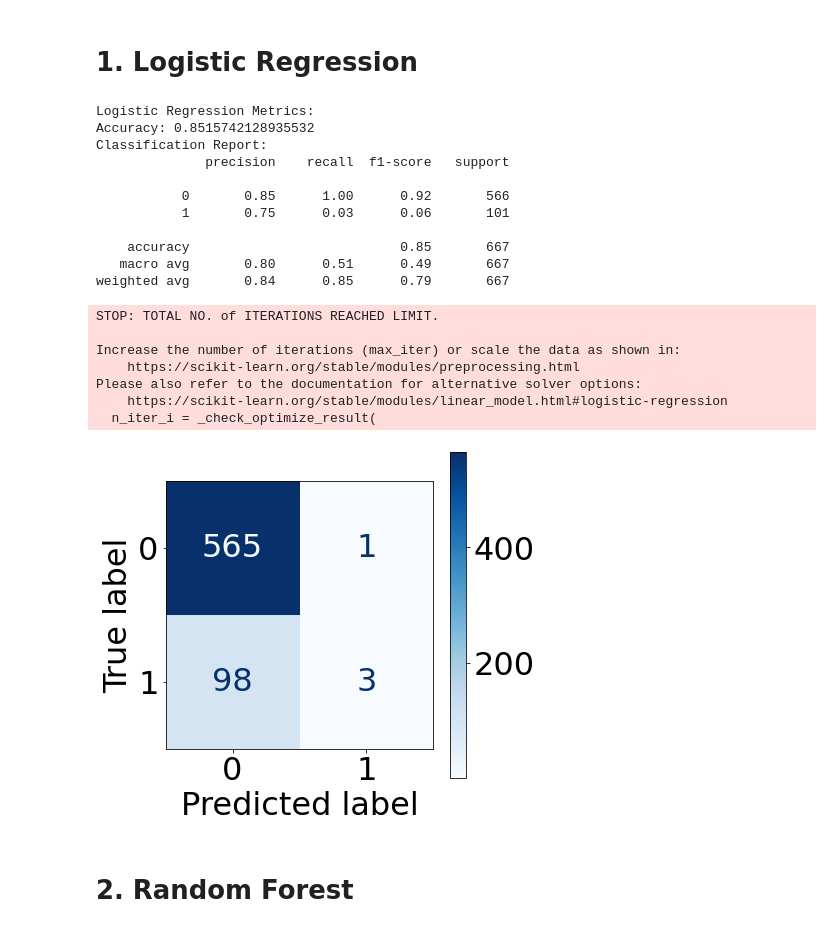
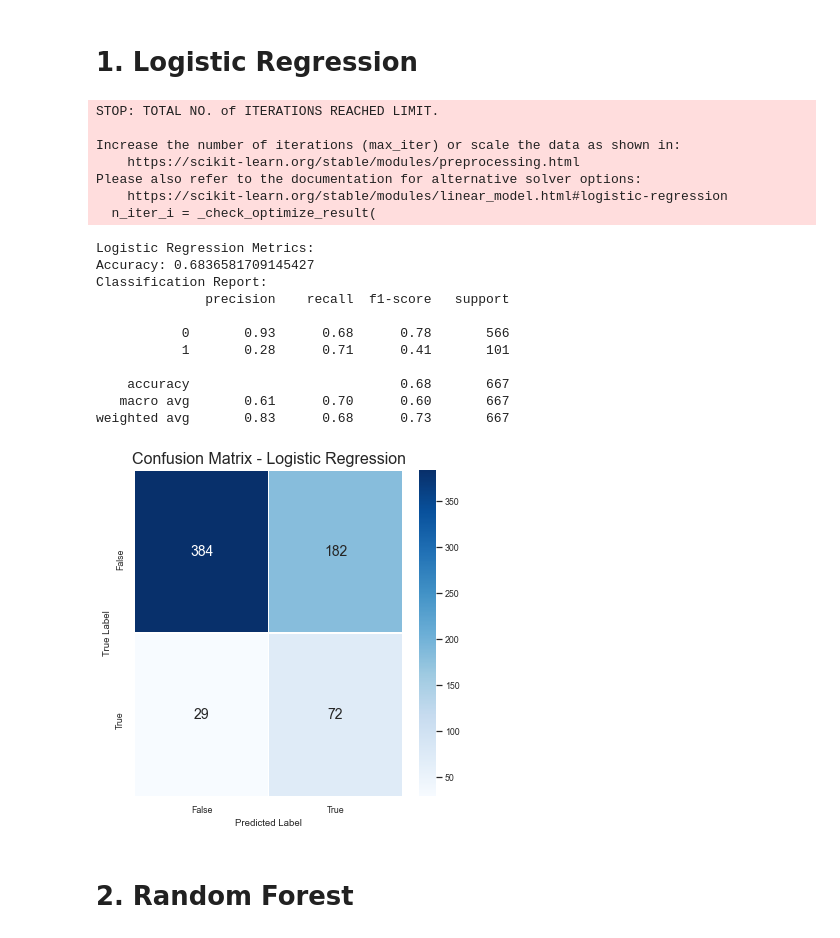
Before and after one commit to Brandon2698/Phase3_Project, a Jupyter notebook: SyriaTel.ipynb, the cells around one changed output. Cells and saved outputs as stored; diff of their text form; code cells hidden in the pictures.

```diff
--- a/SyriaTel.ipynb
+++ b/SyriaTel.ipynb
@@ -135,8 +122,6 @@ upper
 # %% [markdown]
 This shows perfect correlation between minutes and charge for four categories: total day charge/minutes, total night charge/minutes, total eve charge/minutes and total intl charge/minutes.
 So we deop the four minutes columns.
-# %%
-df = df.drop(columns=['total day minutes', 'total eve minutes', 'total night minutes', 'total intl minutes'])
 # %%
 df.columns.values
 # %% [output]
@@ -325,45 +327,60 @@ for feat in X:
+# %%
+# Create an instance of the SMOTE oversampling technique with a specified random state
+smote = SMOTE(random_state=0)
+
+# Apply SMOTE oversampling to the training data
+X_train_smote, y_train_smote = smote.fit_resample(X_train, y_train)
 # %% [markdown]
 ## Building Models
 # %% [markdown]
 
 # 1. Logistic Regression
 # %%
-log_reg_model = LogisticRegression(random_state=42)
-log_reg_model.fit(X_train, y_train)
+log_reg_model = LogisticRegression(random_state=0)
+log_reg_model.fit(X_train_smote, y_train_smote)
 y_pred_log_reg = log_reg_model.predict(X_test)
 
 print("Logistic Regression Metrics:")
 print(f"Accuracy: {accuracy_score(y_test, y_pred_log_reg)}")
 print("Classification Report:")
 print(classification_report(y_test, y_pred_log_reg))
 
+# Plot confusion matrix
+cm = confusion_matrix(y_test, y_pred_log_reg)
+class_labels = ["False", "True"]
+cm_df = pd.DataFrame(cm, index=class_labels, columns=class_labels)
 
+# Set up the matplotlib figure
+plt.figure(figsize=(6, 6))
+plt.rcParams.update({'font.size': 14})
 
-fig, ax = plt.subplots(figsize=(6,6))
-plt.rcParams.update({'font.size': 32})
-disp = plot_confusion_matrix(log_reg_model, X_test, y_test,
-                             cmap=plt.cm.Blues,
-                             ax=ax)
+# Create a heatmap using seaborn
+sns.heatmap(cm_df, annot=True, fmt='d', cmap='Blues', linewidths=0.5)
+
+plt.title('Confusion Matrix - Logistic Regression', fontsize=16)
+plt.xlabel('Predicted Label')
+plt.ylabel('True Label')
+plt.show()
 # %% [output]
-Logistic Regression Metrics:
-Accuracy: 0.8515742128935532
-Classification Report:
-              precision    recall  f1-score   support
+STOP: TOTAL NO. of ITERATIONS REACHED LIMIT.
 
-           0       0.85      1.00      0.92       566
-           1       0.75      0.03      0.06       101
-
-    accuracy                           0.85       667
-   macro avg       0.80      0.51      0.49       667
-weighted avg       0.84      0.85      0.79       667
+Increase the number of iterations (max_iter) or scale the data as shown in:
+    https://scikit-learn.org/stable/modules/preprocessing.html
+Please also refer to the documentation for alternative solver options:
+    https://scikit-learn.org/stable/modules/linear_model.html#logistic-regression
+  n_iter_i = _check_optimize_result(
-STOP: TOTAL NO. of ITERATIONS REACHED LIMIT.
+Logistic Regression Metrics:
+Accuracy: 0.6836581709145427
+Classification Report:
+              precision    recall  f1-score   support
 
-Increase the number of iterations (max_iter) or scale the data as shown in:
-    https://scikit-learn.org/stable/modules/preprocessing.html
-Please also refer to the documentation for alternative solver options:
-    https://scikit-learn.org/stable/modules/linear_model.html#logistic-regression
-  n_iter_i = _check_optimize_result(
+           0       0.93      0.68      0.78       566
+           1       0.28      0.71      0.41       101
+
+    accuracy                           0.68       667
+   macro avg       0.61      0.70      0.60       667
+weighted avg       0.83      0.68      0.73       667
-[figure, old version]
+[figure, new version]
 # %% [markdown]
 
 # 2. Random Forest
```
Also changed, not shown: parts of 59 cells of this notebook, 7 other files.
